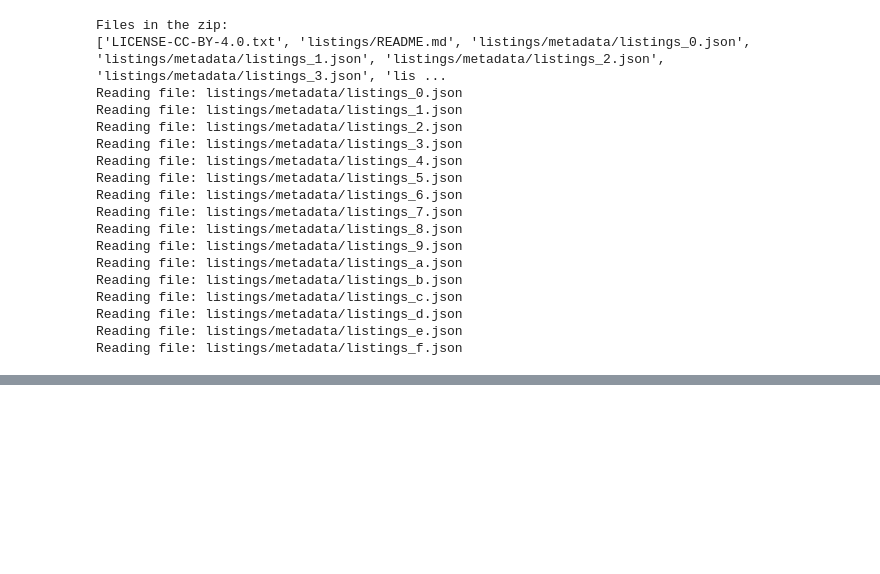
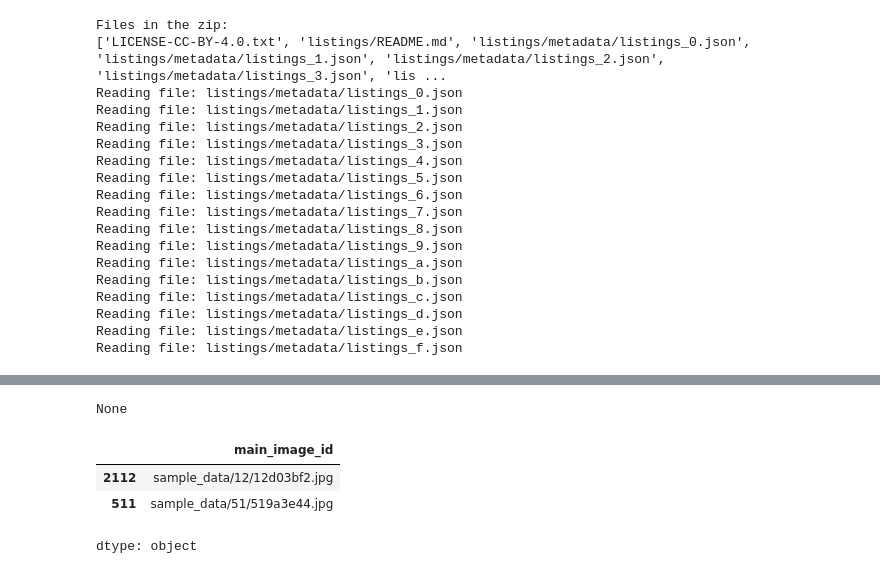
Before and after one commit to milind75/Demo, a Jupyter notebook: DataAnalysis/notebooks/DataAnalysis.ipynb, the cells around one changed output, grey strips where cells are left out. Saved outputs shown, nothing was run; the diff lists cells and outputs as text; code cells hidden in the pictures; blank space fills up the shorter version.

```diff
--- a/DataAnalysis/notebooks/DataAnalysis.ipynb
+++ b/DataAnalysis/notebooks/DataAnalysis.ipynb
@@ -102,0 +146,15 @@ print(df.head())
+# %%
+from re import S
+import faiss
+import numpy as np
+from sentence_transformers import SentenceTransformer
+
+#store df into csv file
+df.to_csv('sample_data/shopAssist.csv', index=False)
+#read file from sample_data
+df_file = pd.read_csv('sample_data/shopAssist.csv')
+#combined all the columns into one
+df['combined'] = df_file.apply(lambda x: ' '.join(x.astype(str)), axis=1)
+print (df['combined'][0])
+
+#Generate embeddings
@@ -102,0 +163,3 @@ print(df.head())
+# %%
+model = SentenceTransformer('sentence-transformers/all-MiniLM-L6-v2')
+embeddings = model.encode(df['combined'], convert_to_tensor=True)
@@ -102,0 +172,26 @@ print(df.head())
+# %%
+dimension = embeddings.shape[1]
+index = faiss.IndexFlatL2(dimension)
+index.add(embeddings)
+# %%
+def search(query, top_k=2):
+    query_vector = model.encode([query])
+    distances, indices = index.search(query_vector, top_k)
+    df = pd.read_csv('sample_data/shopAssist_Ori.csv')
+    return df.iloc[indices[0]]
+# %%
+result_df = search("Sterling Silver")
+images_df = pd.read_csv('sample_data/images.csv')
+image_id = result_df['main_image_id'].tolist()
+# image_mapping = images_df.set_index('image_id')['path'].to_dict()
+image_mapping = images_df[images_df['image_id'].isin(image_id)]['path'].tolist()
+
+#Map each image_id to its path and prepend "sample_data/"
+# result_df['main_image_id'] = result_df['main_image_id'].map(lambda x: f"sample_data/{image_mapping.get(x)}")
+# result_df['main_image_id']
+# %% [output]
+None
+|  | main_image_id |
+| 2112 | sample_data/12/12d03bf2.jpg |
+| 511 | sample_data/51/519a3e44.jpg |
+dtype: object
```
Also changed, not shown: parts of 11 cells of this notebook.
